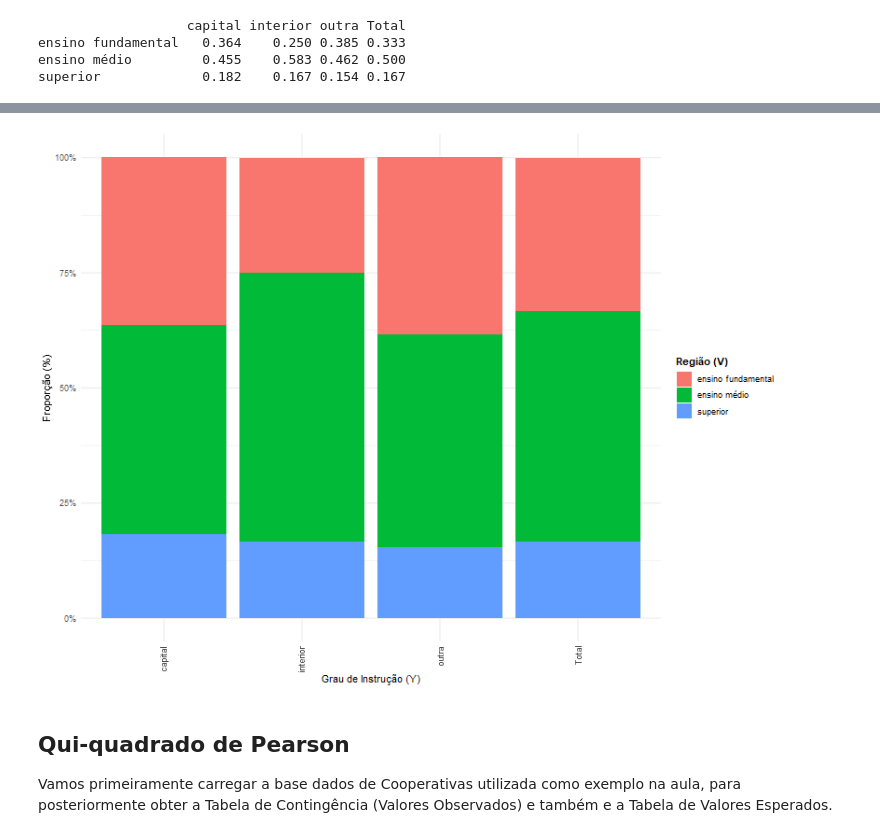
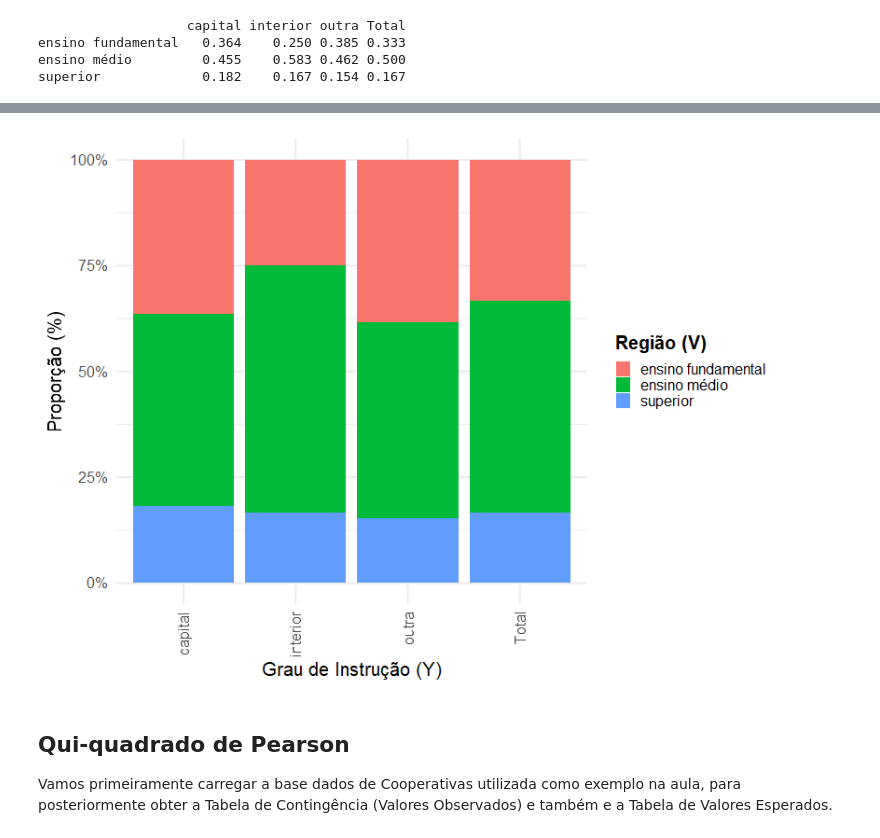
Before and after one commit to drewmelo/tasks-favero, a Jupyter notebook: capitulo3/analise_bivariada_R.ipynb, the cells around one changed output, grey strips where cells are left out. Drawn from its saved outputs; the diff is of its cells as text; code cells hidden in the pictures.

```diff
--- a/capitulo3/analise_bivariada_R.ipynb
+++ b/capitulo3/analise_bivariada_R.ipynb
@@ -186,23 +185,22 @@ as_tibble(tab_prop_row, rownames = "grau_instrucao") |>
 # %%
 # transpor para que V fique no eixo x
 as_tibble(tab_prop_col, rownames = "grau_instrucao") |>
   pivot_longer(cols = 2:5, names_to = "regiao", values_to = "valor") |>
   ggplot(aes(x = regiao, y = valor, fill = grau_instrucao)) +
   geom_col(position = "stack") +
   scale_y_continuous(labels = scales::percent_format(accuracy = 1)) +
   labs(
     x = "Grau de Instrução (Y)",
     y = "Proporção (%)",
     fill = "Região (V)"
   ) +
-  theme_minimal() +
+  theme_minimal(base_size = 20) +
   theme(
-    legend.position = "right",
     legend.title = element_text(face = "bold"),
     axis.text.x = element_text(angle = 90, vjust = .5, hjust = 1)
   )
 # %% [output]
-[figure, old version]
+[figure, new version]
 # %% [markdown]
 ## Qui-quadrado de Pearson
 
```
Also changed, not shown: parts of 3 cells of this notebook.
